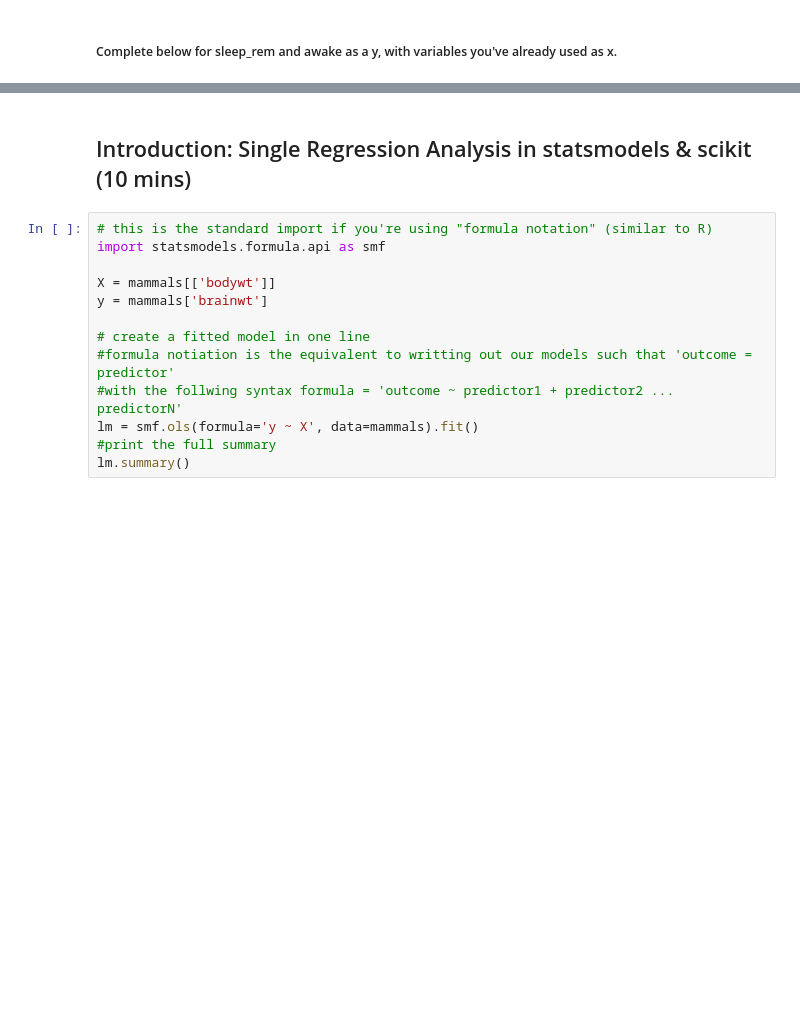
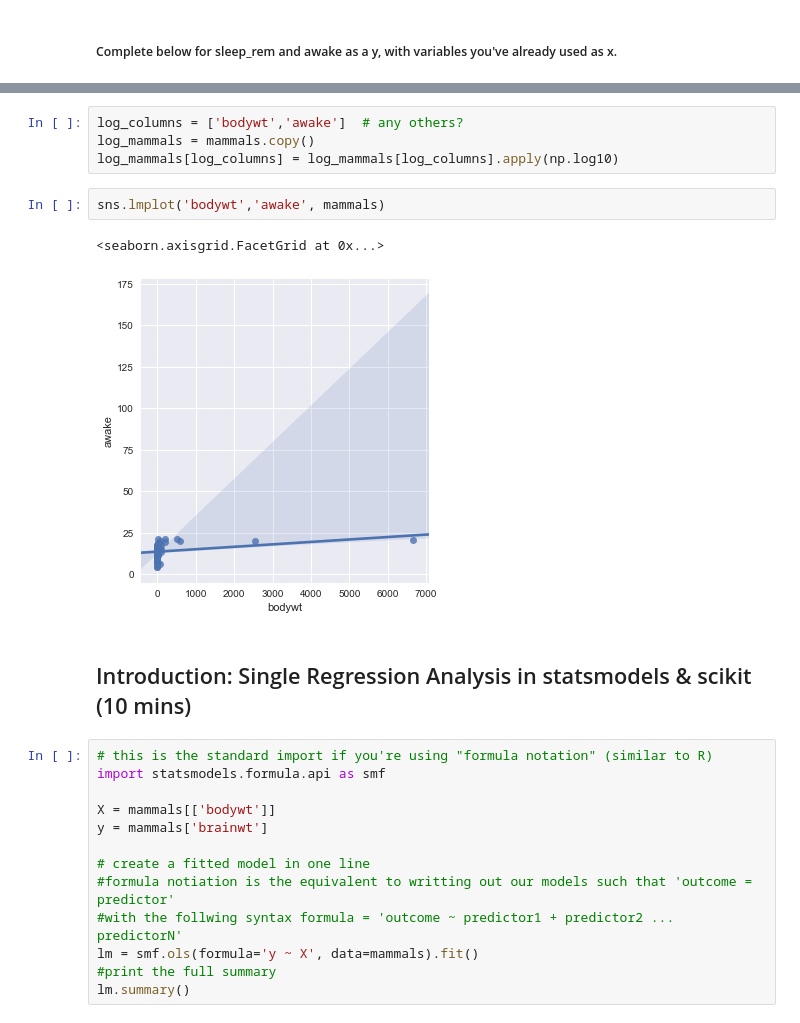
Before and after one commit to hkalavala/DS_SM_15_HK, a Jupyter notebook: lessons/lesson-06/code/starter-code/starter-code-6-Copy1.ipynb, the cells around one changed output, grey strips where cells are left out. Saved outputs shown, nothing was run; the diff lists cells and outputs as text; blank space fills up the shorter version.

```diff
--- a/lessons/lesson-06/code/starter-code/starter-code-6-Copy1.ipynb
+++ b/lessons/lesson-06/code/starter-code/starter-code-6-Copy1.ipynb
@@ -73,3 +76,12 @@ NameError: name 'x' is not defined
+# %%
+log_columns = ['bodywt','awake']  # any others?
+log_mammals = mammals.copy()
+log_mammals[log_columns] = log_mammals[log_columns].apply(np.log10)
+# %%
+sns.lmplot('bodywt','awake', mammals)
+# %% [output]
+<seaborn.axisgrid.FacetGrid at 0x...>
+[figure, added]
 # %% [markdown]
 ## Introduction: Single Regression Analysis in statsmodels & scikit (10 mins)
 # %%
```
Also changed, not shown: parts of 7 cells of this notebook, 1 other file.
